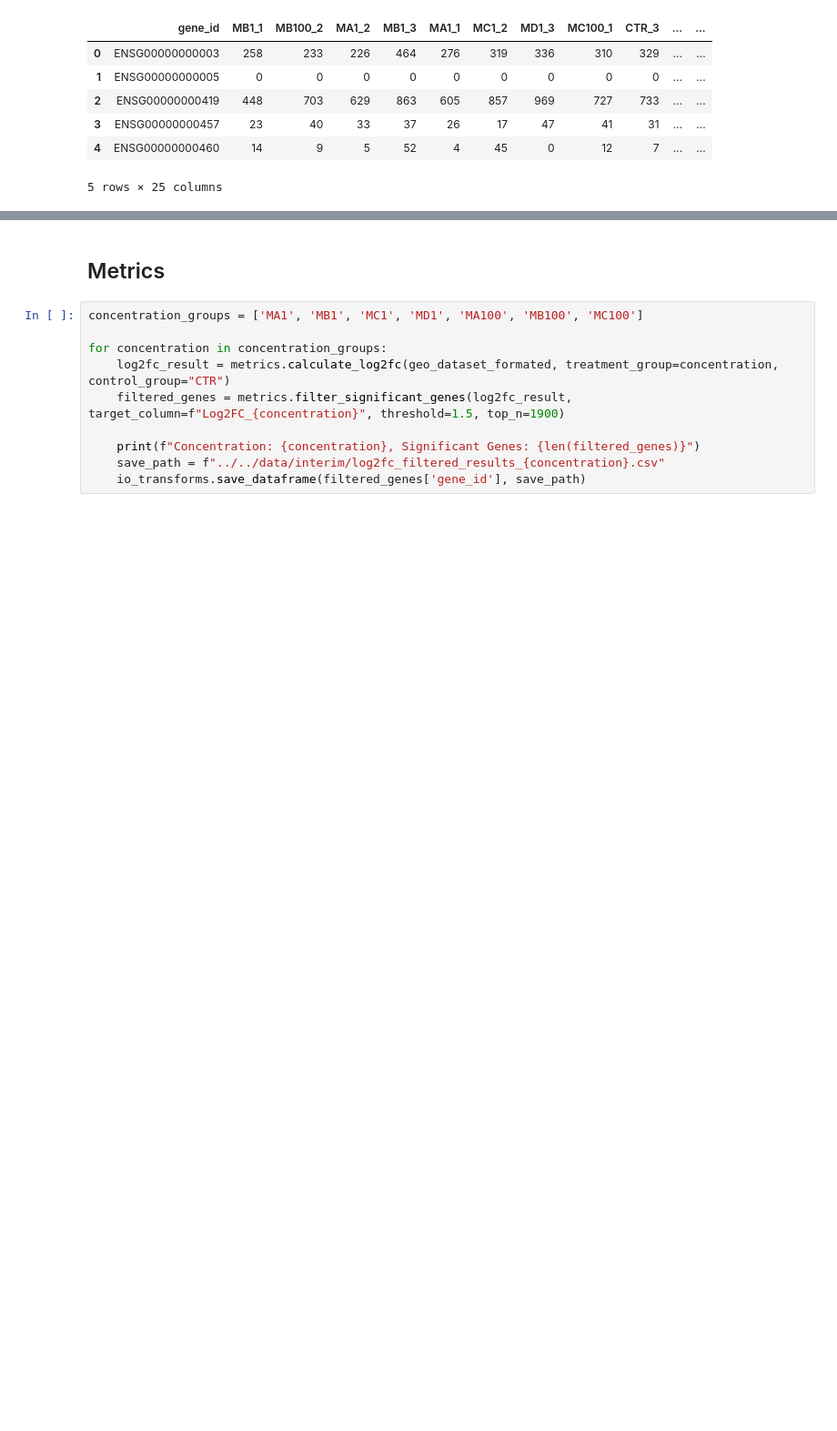
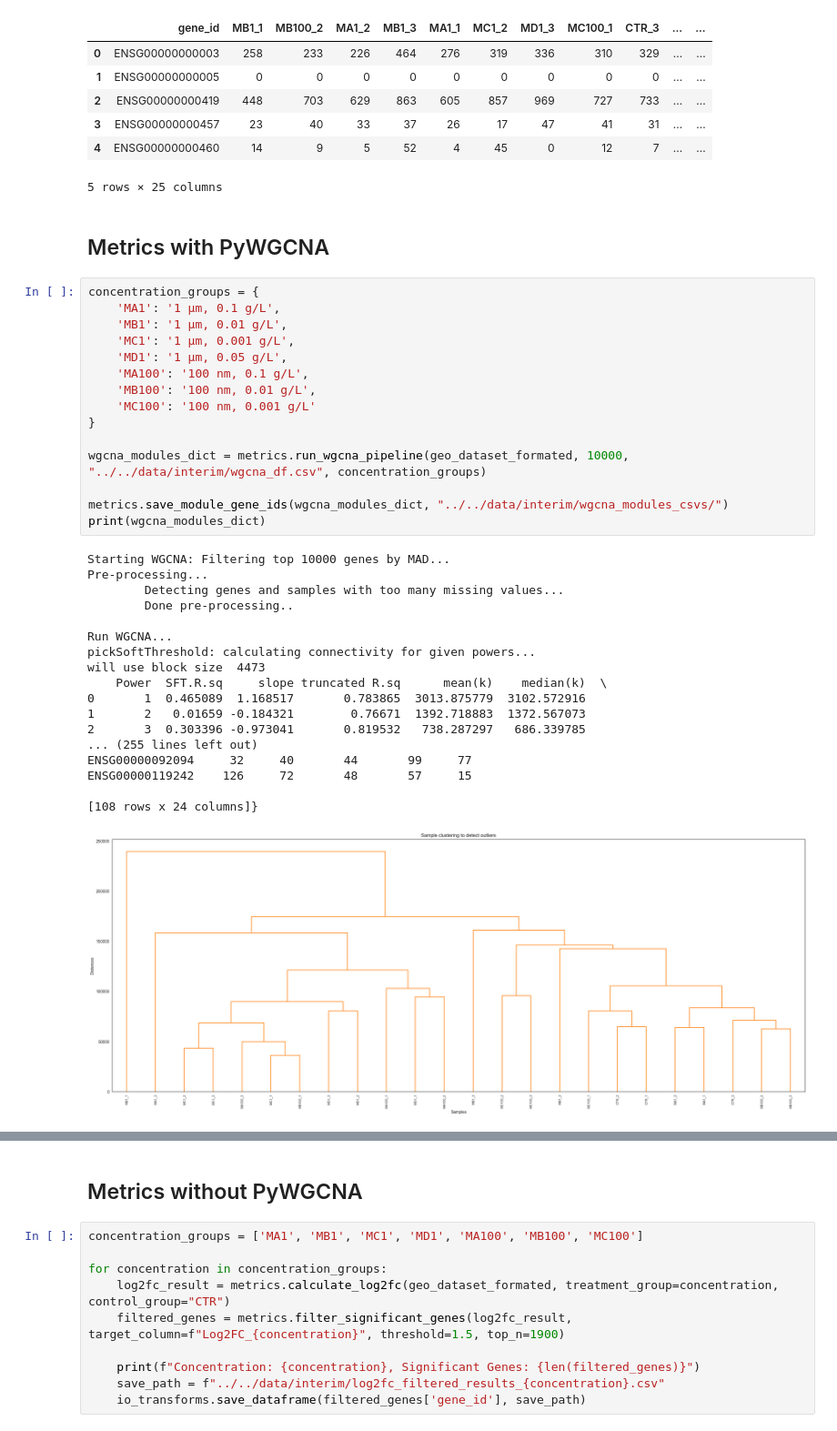
Before and after one commit to Ds4Health-Project/csvd-projects, a Jupyter notebook: project2/pipelines/notebooks/data_processing.ipynb, the cells around one changed output, grey strips where cells are left out. Shown at 91% size. Drawn from its saved outputs; the diff is of its cells as text; blank space fills up the shorter version.

Commit message:
feat WGCNA to pipeline

```diff
--- a/project2/pipelines/notebooks/data_processing.ipynb
+++ b/project2/pipelines/notebooks/data_processing.ipynb
@@ -21,3 +21,39 @@ geo_dataset_formated.head()
 | 3 | ENSG00000000457 | 23 | 40 | 33 | 37 | 26 | 17 | 47 | 41 | 31 | ... | ... |
 | 4 | ENSG00000000460 | 14 | 9 | 5 | 52 | 4 | 45 | 0 | 12 | 7 | ... | ... |
 5 rows × 25 columns
+# %% [markdown]
+## Metrics with PyWGCNA
+# %%
+concentration_groups = {
+    'MA1': '1 μm, 0.1 g/L',
+    'MB1': '1 μm, 0.01 g/L',
+    'MC1': '1 μm, 0.001 g/L',
+    'MD1': '1 μm, 0.05 g/L',
+    'MA100': '100 nm, 0.1 g/L',
+    'MB100': '100 nm, 0.01 g/L',
+    'MC100': '100 nm, 0.001 g/L'
+}
+
+wgcna_modules_dict = metrics.run_wgcna_pipeline(geo_dataset_formated, 10000, "../../data/interim/wgcna_df.csv", concentration_groups)
+
+metrics.save_module_gene_ids(wgcna_modules_dict, "../../data/interim/wgcna_modules_csvs/")
+print(wgcna_modules_dict)
+# %% [output]
+Starting WGCNA: Filtering top 10000 genes by MAD...
+Pre-processing...
+        Detecting genes and samples with too many missing values...
+        Done pre-processing..
+
+Run WGCNA...
+pickSoftThreshold: calculating connectivity for given powers...
+will use block size  4473
+    Power  SFT.R.sq     slope truncated R.sq      mean(k)    median(k)  \
+0       1  0.465089  1.168517       0.783865  3013.875779  3102.572916
+1       2   0.01659 -0.184321        0.76671  1392.718883  1372.567073
+2       3  0.303396 -0.973041       0.819532   738.287297   686.339785
+... (255 lines left out)
+ENSG00000092094     32     40       44       99     77
+ENSG00000119242    126     72       48       57     15
+
+[108 rows x 24 columns]}
+[figure, added]
@@ -24,5 +62,5 @@ geo_dataset_formated.head()
 # %% [markdown]
-## Metrics
+## Metrics without PyWGCNA
 # %%
 concentration_groups = ['MA1', 'MB1', 'MC1', 'MD1', 'MA100', 'MB100', 'MC100']
 
```
Also changed, not shown: parts of 1 cell of this notebook, 7 other files.
